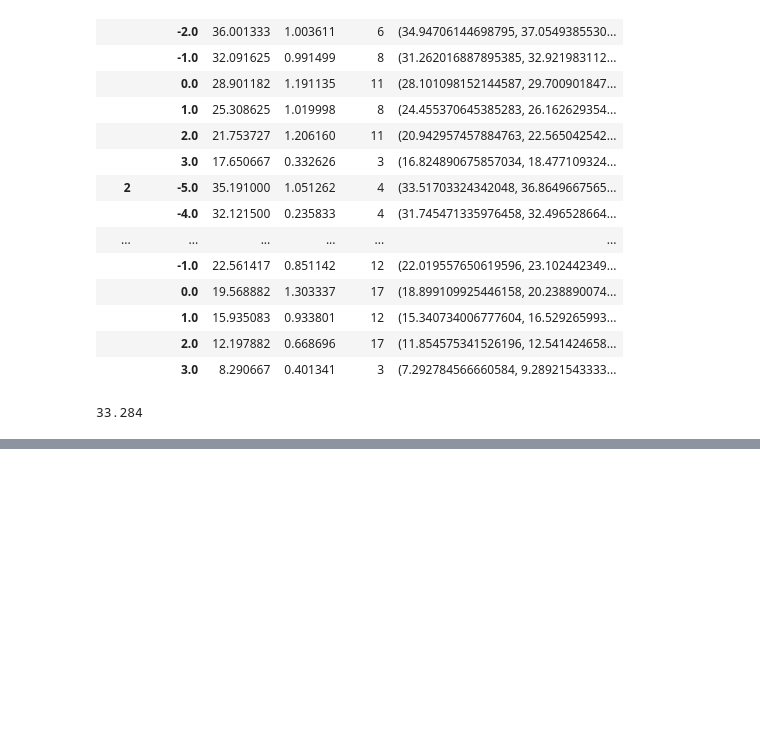
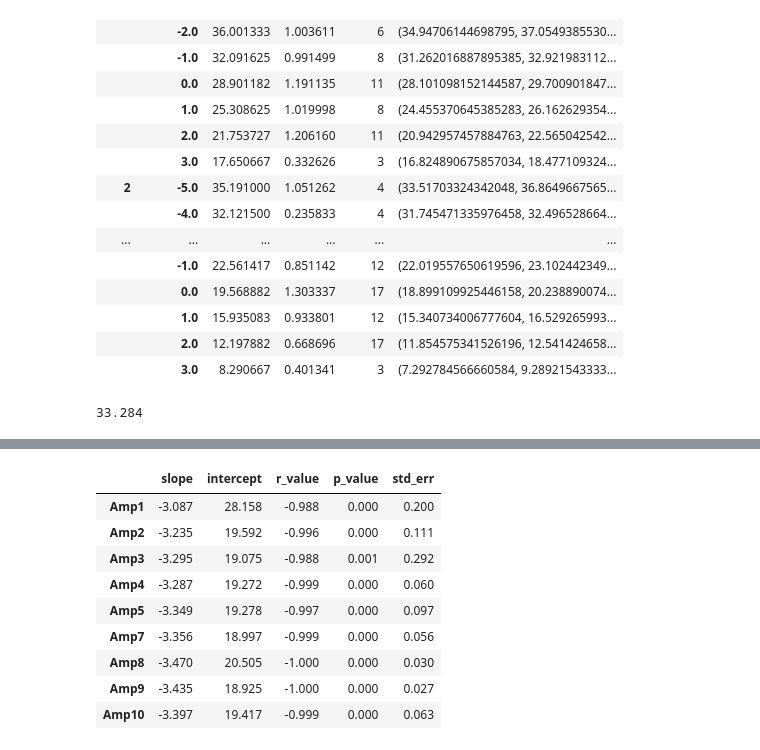
Before and after one commit to harAtEA/residual-plasmid-python, a Jupyter notebook: residual plasmid/compiled Lplasmid std/compiled plasmid.ipynb, the cells around one changed output, grey strips where cells are left out. Saved outputs shown, nothing was run; the diff lists cells and outputs as text; code cells hidden in the pictures; blank space fills up the shorter version.

```diff
--- a/residual plasmid/compiled Lplasmid std/compiled plasmid.ipynb
+++ b/residual plasmid/compiled Lplasmid std/compiled plasmid.ipynb
@@ -522,0 +541,11 @@ df_grp.to_csv('compiled data with CI.csv',index=True)
+# %%
+reg_stat = {}
+for amp in dict_amp:
+    print(amp)
+    for qty in dict_amp[amp]:
+        #print(dict_amp[amp].index.get_level_values(1))
+        slope, intercept, r_value, p_value, std_err = stats.linregress(
+            x = dict_amp[amp].index.get_level_values(1),
+            y = dict_amp[amp]['CT']['mean']
+        )
+        reg_stat[str(amp)] = (slope, intercept, r_value, p_value, std_err)
@@ -522,0 +582,15 @@ df_grp.to_csv('compiled data with CI.csv',index=True)
+# %%
+reg_stats = pd.DataFrame.from_dict(reg_stat, orient='index',columns=('slope', 'intercept', 'r_value', 'p_value', 'std_err'))
+# %%
+reg_stats.round(decimals=3)
+# %% [output]
+|  | slope | intercept | r_value | p_value | std_err |
+| Amp1 | -3.087 | 28.158 | -0.988 | 0.000 | 0.200 |
+| Amp2 | -3.235 | 19.592 | -0.996 | 0.000 | 0.111 |
+| Amp3 | -3.295 | 19.075 | -0.988 | 0.001 | 0.292 |
+| Amp4 | -3.287 | 19.272 | -0.999 | 0.000 | 0.060 |
+| Amp5 | -3.349 | 19.278 | -0.997 | 0.000 | 0.097 |
+| Amp7 | -3.356 | 18.997 | -0.999 | 0.000 | 0.056 |
+| Amp8 | -3.470 | 20.505 | -1.000 | 0.000 | 0.030 |
+| Amp9 | -3.435 | 18.925 | -1.000 | 0.000 | 0.027 |
+| Amp10 | -3.397 | 19.417 | -0.999 | 0.000 | 0.063 |
```
Also changed, not shown: parts of 7 cells of this notebook, 3 other files.
